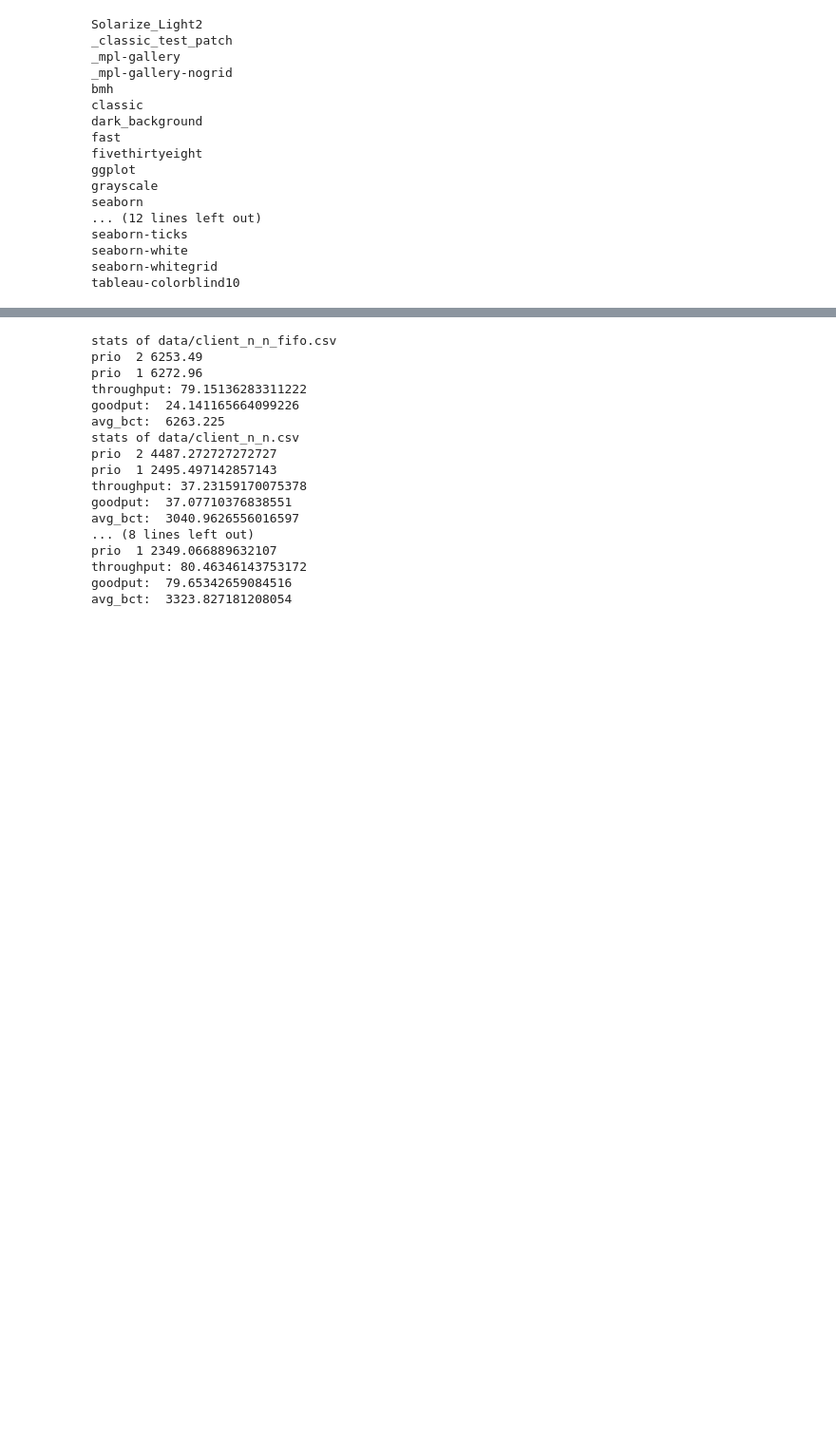
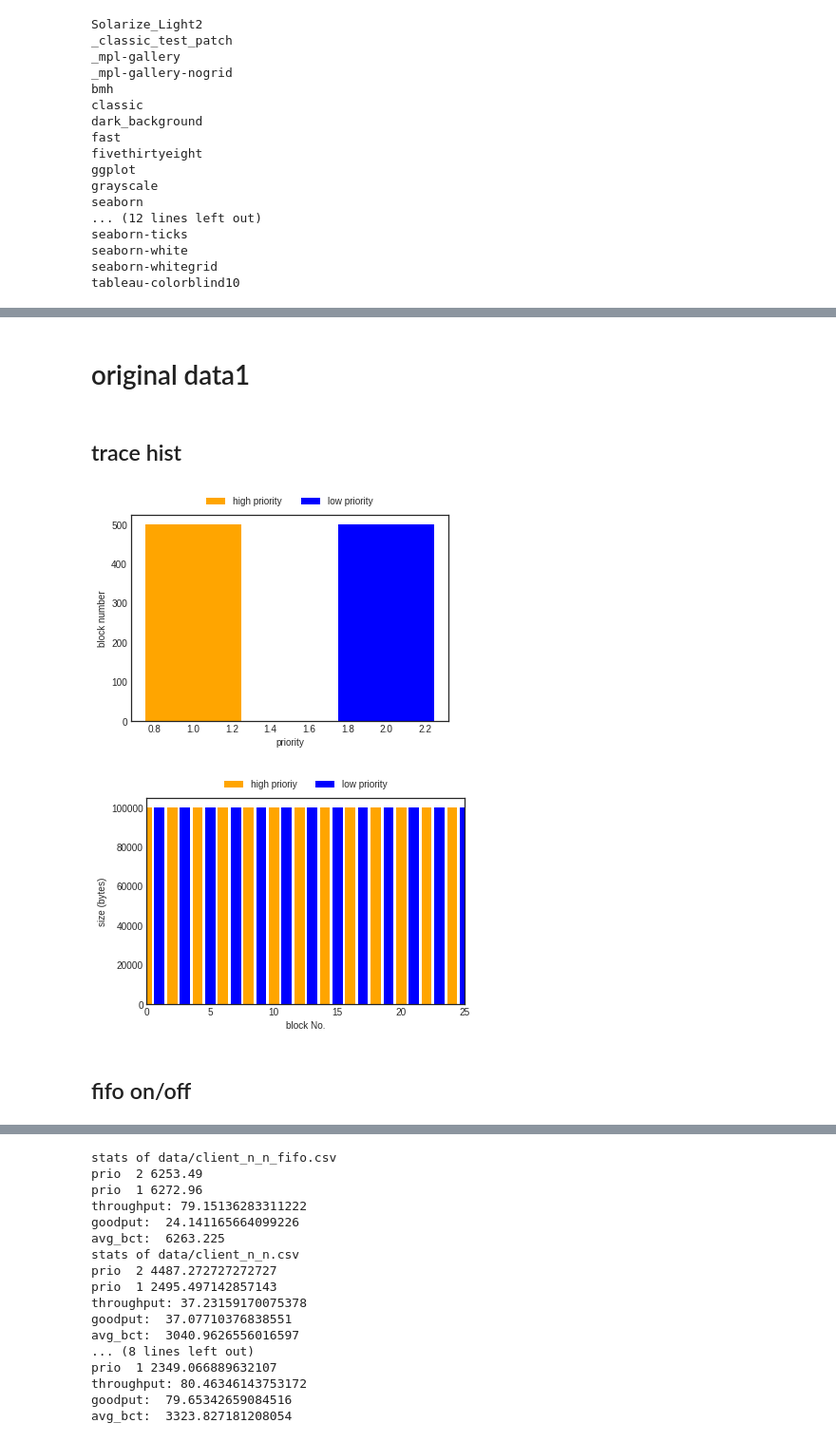
Before and after one commit to simonkorl/dtp-test-scripts, a Jupyter notebook: analyze.ipynb, the cells around one changed output, grey strips where cells are left out. Shown at 95% size. Cells and saved outputs as stored; diff of their text form; code cells hidden in the pictures; blank space fills up the shorter version.

```diff
--- a/analyze.ipynb
+++ b/analyze.ipynb
@@ -498,3 +571,14 @@ def draw_cmp_fig(result_file_paths=[], trace_file_path="", labels=[], width=0.2)
+# %% [markdown]
+# original data1
+# %% [markdown]
+## trace hist
+# %%
+trace_hist("data/trace_1300_1ms_1000_seq012.txt")
+# %% [output]
+[figure, added]
+[figure, added]
+# %% [markdown]
+## fifo on/off
 # %%
 get_stats("data/client_n_n_fifo.csv")
 get_stats("data/client_n_n.csv")
```
Also changed, not shown: parts of 30 cells of this notebook, 17 other files.
